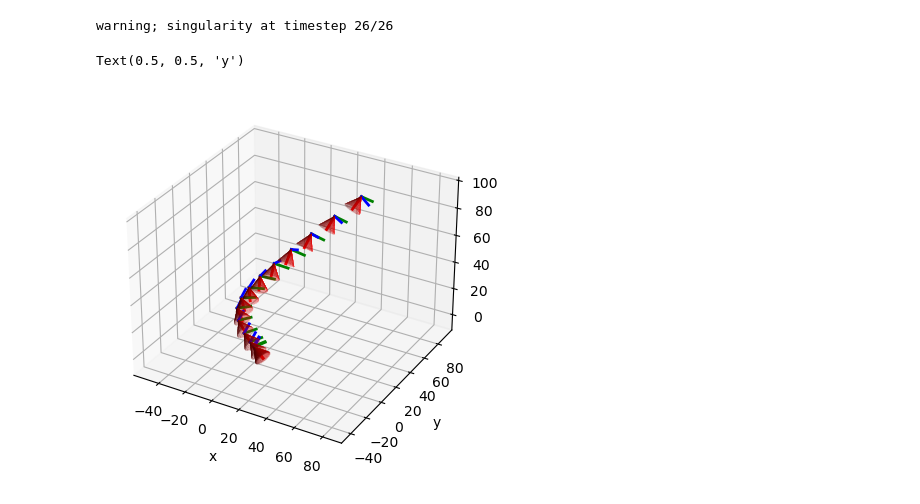
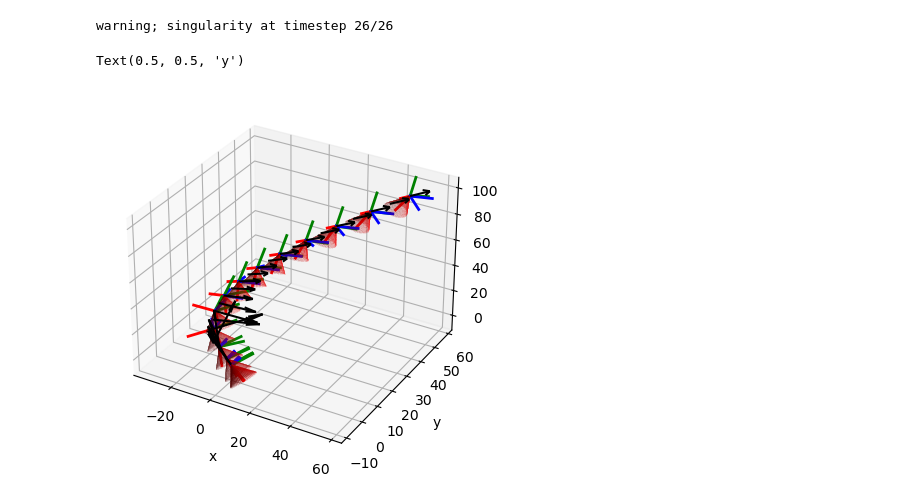
Before and after one commit to UzTak/AA273_Project, a Jupyter notebook: traj_gen/cvx_trajopt.ipynb, the cells around one changed output. Drawn from its saved outputs; the diff is of its cells as text; code cells hidden in the pictures.

```diff
--- a/traj_gen/cvx_trajopt.ipynb
+++ b/traj_gen/cvx_trajopt.ipynb
@@ -142,6 +142,8 @@ ax.set_xlabel("x"); ax.set_ylabel("y"); ax.set_zlabel("z")
 plt.show()
 # %% [output]
 [figure]
+# %%
+unorm = f.value / np.linalg.norm(f.value, axis=0)
 # %%
 def skw(a):
     return np.array([[0, -a[2], a[1]],
@@ -209,6 +210,7 @@ v = np.array(v.value)
 t =  np.arange(np.shape(xyz)[1])
 # %%
 qw, dw = track_target(xyz, t)
+qw_thrust, _ = track_target(unorm, t[:-1])
 # %% [output]
 warning; singularity at timestep 26/26
 # %%
@@ -263,14 +265,17 @@ def plot_attitude_track(ax, rtn, qw, coneAngle, height=20):
 # %%
 theta = np.pi/6
 ax = plt.figure().add_subplot(projection='3d')
 plot_attitude_track(ax, xyz, qw, theta, height=10)
+plot_attitude_track(ax, xyz[:,:-1], qw_thrust, 0.0, height=10)
+ax.quiver(p.value[0,:-1],p.value[1,:-1],p.value[2,:-1],
+         unorm[0], unorm[1], unorm[2], length=20, color="black")
 
 # ax.quiver(p.value[0,:-1],p.value[1,:-1],p.value[2,:-1],
 #          f.value[0,:], f.value[1,:], f.value[2,:], zorder=5, color="black")
-ax.axis("equal")
+# ax.axis("equal")
 ax.set_xlabel("x")
 ax.set_ylabel("y")
 # %% [output]
 Text(0.5, 0.5, 'y')
-[figure, old version]
+[figure, new version]
 # %%
```
Also changed, not shown: parts of 3 cells of this notebook, 1 other file.
